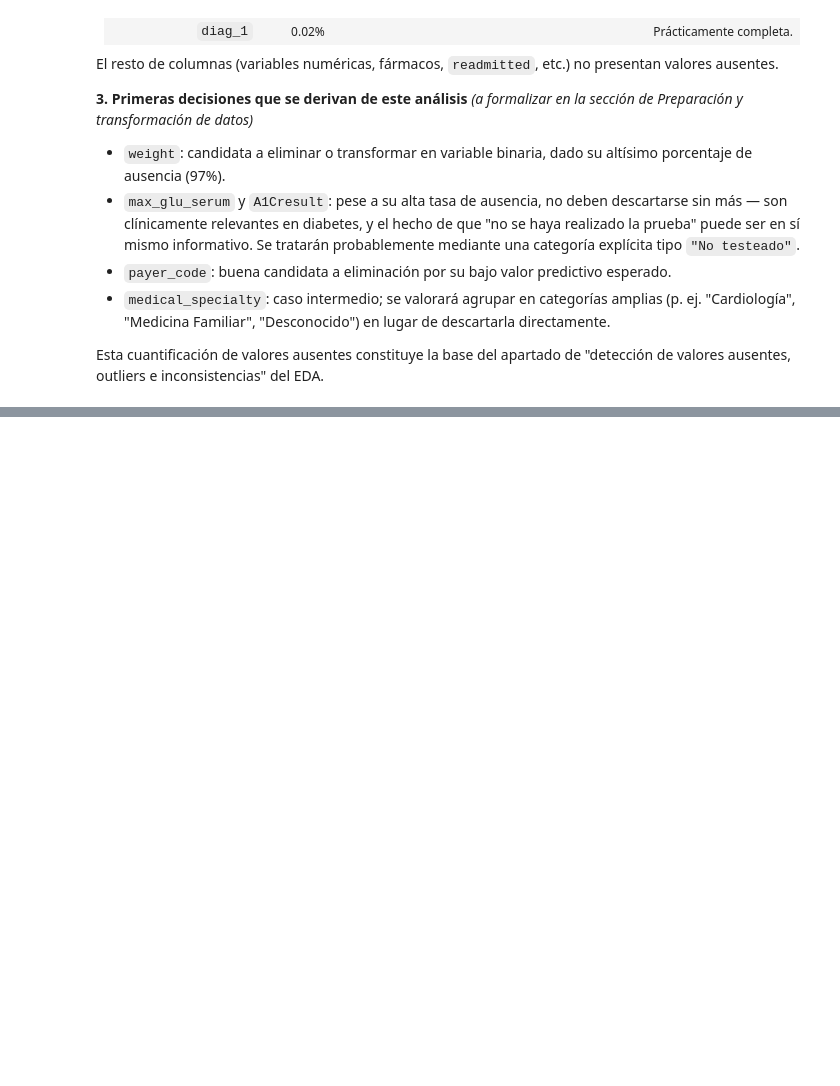
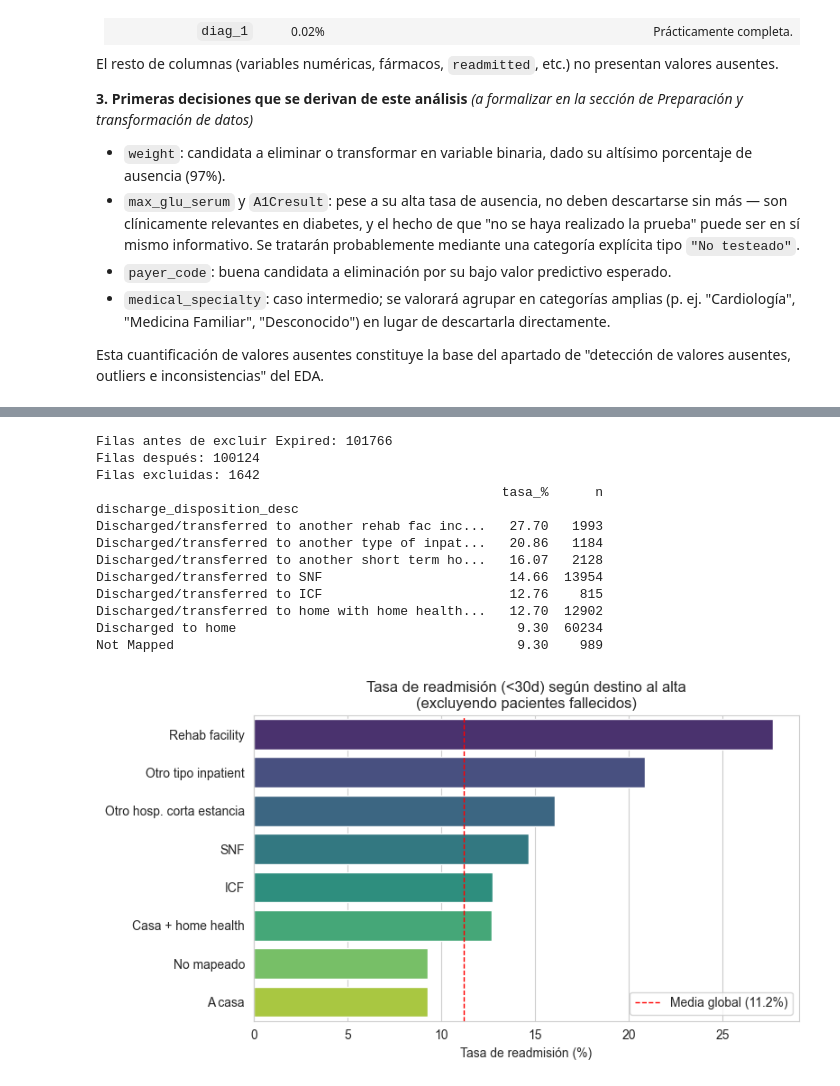
Before and after one commit to lballinamunoz/tfm-readmision-diabetes, a Jupyter notebook: notebooks/analisis_diabetes.ipynb, the cells around one changed output, grey strips where cells are left out. Saved outputs shown, nothing was run; the diff lists cells and outputs as text; code cells hidden in the pictures; blank space fills up the shorter version.

```diff
--- a/notebooks/analisis_diabetes.ipynb
+++ b/notebooks/analisis_diabetes.ipynb
@@ -127,0 +542,60 @@ Esta cuantificación de valores ausentes constituye la base del apartado de "det
+# %%
+# Aplicamos el mapeo de discharge_disposition_id (ya calculado en el apartado 3.1)
+df['discharge_disposition_desc'] = df['discharge_disposition_id'].astype(str).map(discharge_dict)
+df['readmitted_30d'] = (df['readmitted'] == '<30').astype(int)
+
+# Excluimos los pacientes fallecidos: no pueden ser readmitidos
+print('Filas antes de excluir Expired:', len(df))
+df_clean = df[df['discharge_disposition_desc'] != 'Expired'].copy()
+print('Filas después:', len(df_clean))
+print('Filas excluidas:', len(df) - len(df_clean))
+
+# Nos quedamos con las categorías más frecuentes para el gráfico
+top_disc = df_clean['discharge_disposition_desc'].value_counts().head(8).index
+sub = df_clean[df_clean['discharge_disposition_desc'].isin(top_disc)]
+
+rate = (sub.groupby('discharge_disposition_desc')['readmitted_30d'].mean() * 100).round(2)
+n = sub.groupby('discharge_disposition_desc').size()
+print(pd.DataFrame({'tasa_%': rate, 'n': n}).sort_values('tasa_%', ascending=False))
+
+# Etiquetas cortas para que el gráfico sea legible
+short_labels = {
+    'Discharged/transferred to another rehab fac including rehab units of a hospital .': 'Rehab facility',
+    'Discharged/transferred to another type of inpatient care institution': 'Otro tipo inpatient',
+    'Discharged/transferred to another short term hospital': 'Otro hosp. corta estancia',
+    'Discharged/transferred to SNF': 'SNF',
+    'Discharged/transferred to ICF': 'ICF',
+    'Discharged/transferred to home with home health service': 'Casa + home health',
+    'Discharged to home': 'A casa',
+    'Not Mapped': 'No mapeado'
+}
+df_clean['disc_short'] = df_clean['discharge_disposition_desc'].map(short_labels)
+sub2 = df_clean[df_clean['disc_short'].isin(short_labels.values())]
+
+rate_plot = sub2.groupby('disc_short')['readmitted_30d'].mean().sort_values(ascending=False) * 100
+
+plt.figure(figsize=(8, 4.5))
+ax = sns.barplot(x=rate_plot.values, y=rate_plot.index,
+                  hue=rate_plot.index, legend=False, palette='viridis')
+plt.axvline(11.2, color='red', linestyle='--', linewidth=1, label='Media global (11.2%)')
+plt.title('Tasa de readmisión (<30d) según destino al alta\n(excluyendo pacientes fallecidos)')
+plt.xlabel('Tasa de readmisión (%)')
+plt.ylabel('')
+plt.legend()
+plt.tight_layout()
+plt.show()
+# %% [output]
+Filas antes de excluir Expired: 101766
+Filas después: 100124
+Filas excluidas: 1642
+                                                    tasa_%      n
+discharge_disposition_desc
+Discharged/transferred to another rehab fac inc...   27.70   1993
+Discharged/transferred to another type of inpat...   20.86   1184
+Discharged/transferred to another short term ho...   16.07   2128
+Discharged/transferred to SNF                        14.66  13954
+Discharged/transferred to ICF                        12.76    815
+Discharged/transferred to home with home health...   12.70  12902
+Discharged to home                                    9.30  60234
+Not Mapped                                            9.30    989
+[figure, added]
```
Also changed, not shown: parts of 34 cells of this notebook, 5 other files.
